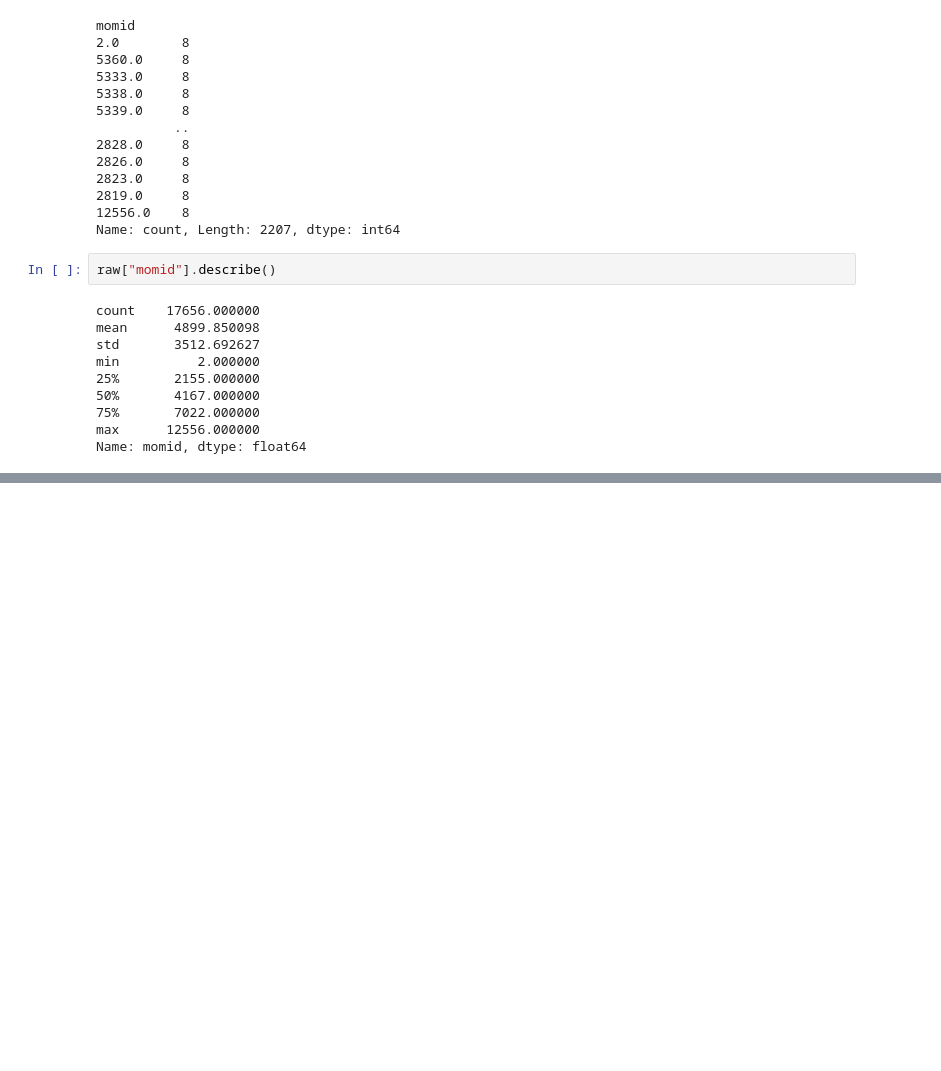
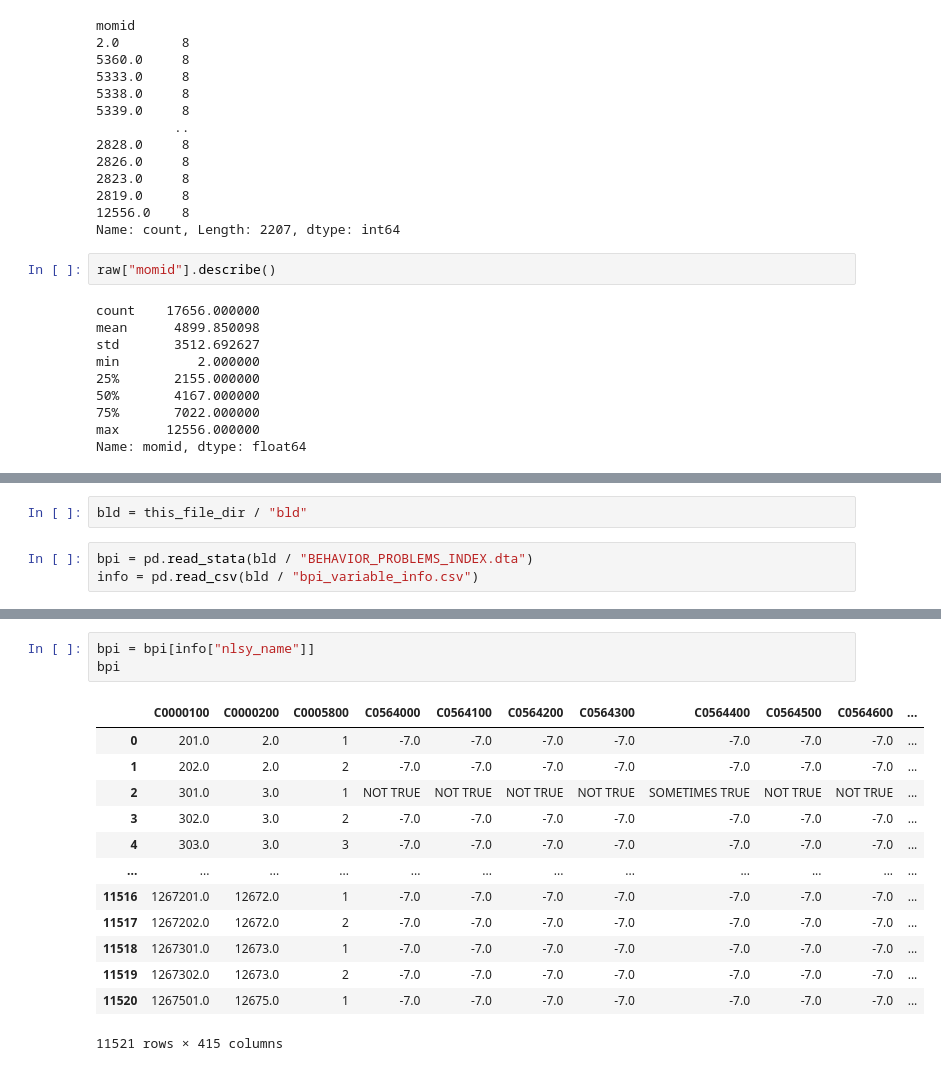
Before and after one commit to botanyse/EPP-course-materials, a Jupyter notebook: assignment2/check_code.ipynb, the cells around one changed output, grey strips where cells are left out. Saved outputs shown, nothing was run; the diff lists cells and outputs as text; blank space fills up the shorter version.

Commit message:
Worked on nlsy data.

```diff
--- a/assignment2/check_code.ipynb
+++ b/assignment2/check_code.ipynb
@@ -333,0 +280,5 @@ df = pd.DataFrame(index = df_index)
+# %%
+bld = this_file_dir / "bld"
+# %%
+bpi = pd.read_stata(bld / "BEHAVIOR_PROBLEMS_INDEX.dta")
+info = pd.read_csv(bld / "bpi_variable_info.csv")
@@ -333,0 +295,17 @@ df = pd.DataFrame(index = df_index)
+# %%
+bpi = bpi[info["nlsy_name"]]
+bpi
+# %% [output]
+|  | C0000100 | C0000200 | C0005800 | C0564000 | C0564100 | C0564200 | C0564300 | C0564400 | C0564500 | C0564600 | ... |
+| 0 | 201.0 | 2.0 | 1 | -7.0 | -7.0 | -7.0 | -7.0 | -7.0 | -7.0 | -7.0 | ... |
+| 1 | 202.0 | 2.0 | 2 | -7.0 | -7.0 | -7.0 | -7.0 | -7.0 | -7.0 | -7.0 | ... |
+| 2 | 301.0 | 3.0 | 1 | NOT TRUE | NOT TRUE | NOT TRUE | NOT TRUE | SOMETIMES TRUE | NOT TRUE | NOT TRUE | ... |
+| 3 | 302.0 | 3.0 | 2 | -7.0 | -7.0 | -7.0 | -7.0 | -7.0 | -7.0 | -7.0 | ... |
+| 4 | 303.0 | 3.0 | 3 | -7.0 | -7.0 | -7.0 | -7.0 | -7.0 | -7.0 | -7.0 | ... |
+| ... | ... | ... | ... | ... | ... | ... | ... | ... | ... | ... | ... |
+| 11516 | 1267201.0 | 12672.0 | 1 | -7.0 | -7.0 | -7.0 | -7.0 | -7.0 | -7.0 | -7.0 | ... |
+| 11517 | 1267202.0 | 12672.0 | 2 | -7.0 | -7.0 | -7.0 | -7.0 | -7.0 | -7.0 | -7.0 | ... |
+| 11518 | 1267301.0 | 12673.0 | 1 | -7.0 | -7.0 | -7.0 | -7.0 | -7.0 | -7.0 | -7.0 | ... |
+| 11519 | 1267302.0 | 12673.0 | 2 | -7.0 | -7.0 | -7.0 | -7.0 | -7.0 | -7.0 | -7.0 | ... |
+| 11520 | 1267501.0 | 12675.0 | 1 | -7.0 | -7.0 | -7.0 | -7.0 | -7.0 | -7.0 | -7.0 | ... |
+11521 rows × 415 columns
```
Also changed, not shown: parts of 32 cells of this notebook, 2 other files.
